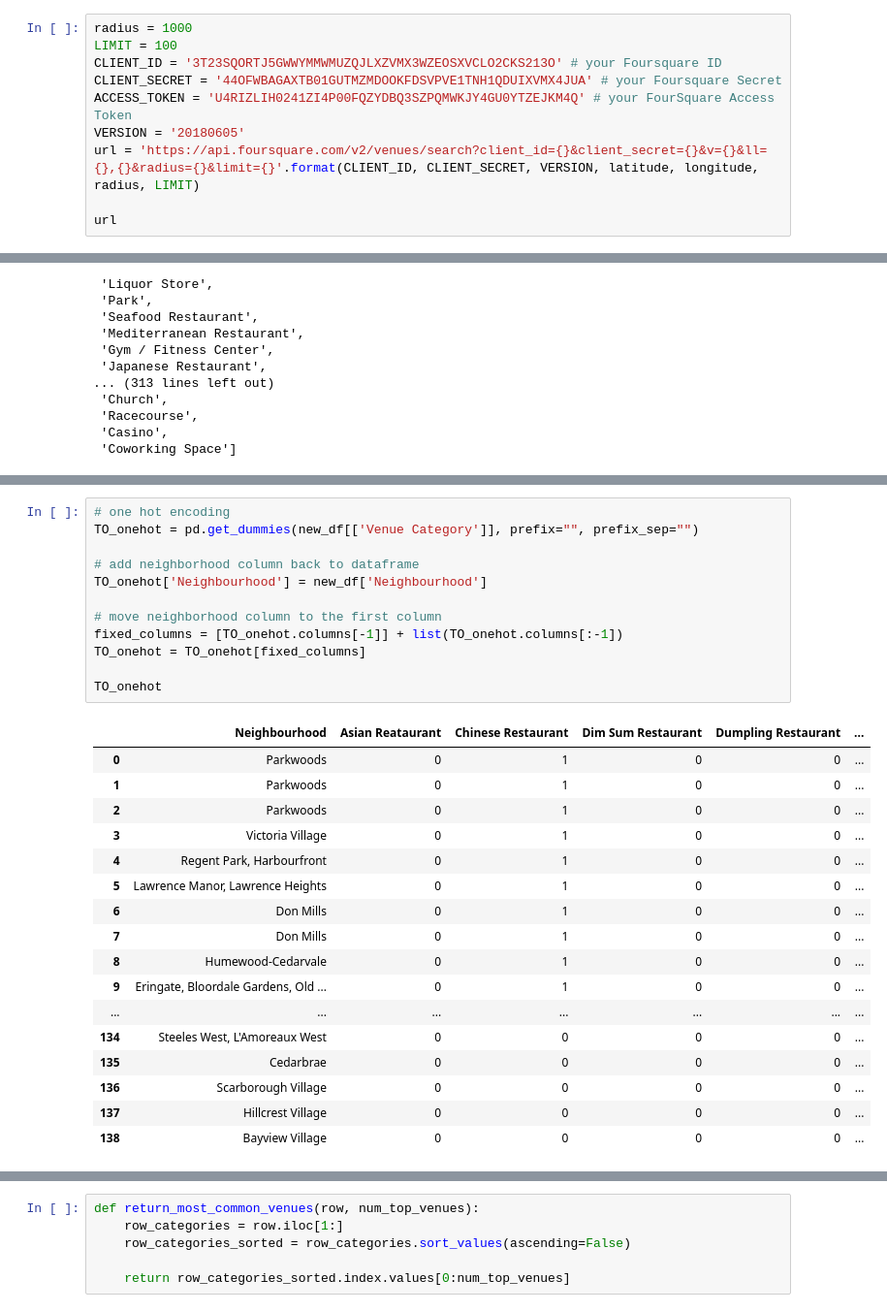
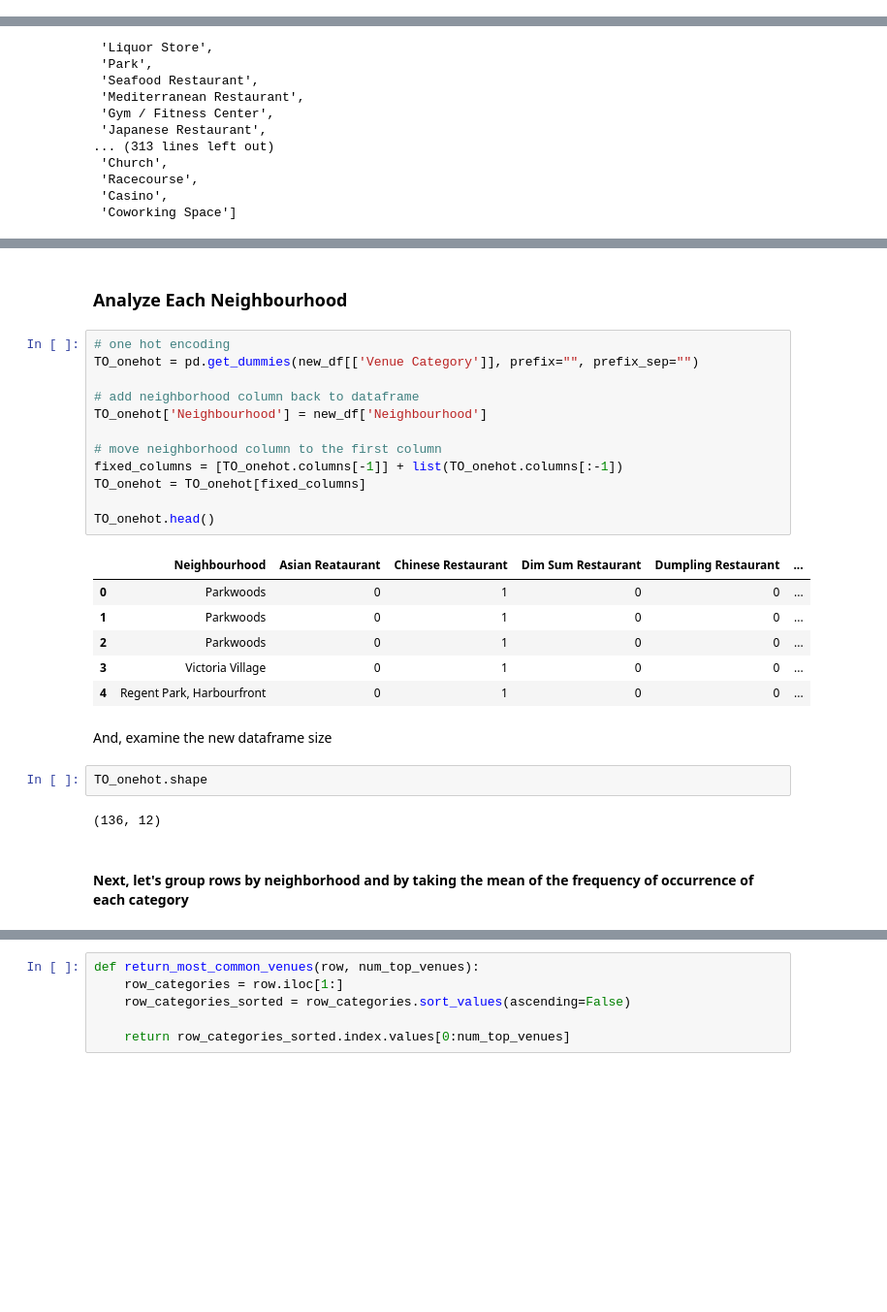
Before and after one commit to huiyi-see/Coursera_Capstone, a Jupyter notebook: Capstone_Project2.ipynb, the cells around one changed output, grey strips where cells are left out. Shown at 97% size. Cells and saved outputs as stored; diff of their text form; blank space fills up the shorter version.

```diff
--- a/Capstone_Project2.ipynb
+++ b/Capstone_Project2.ipynb
@@ -196,13 +194,3 @@ longitude = location.longitude
 print('The geograpical coordinate of Toronto are {}, {}.'.format(latitude, longitude))
 # %% [output]
 The geograpical coordinate of Toronto are 43.6534817, -79.3839347.
-# %%
-radius = 1000
-LIMIT = 100
-CLIENT_ID = '3T23SQORTJ5GWWYMMWMUZQJLXZVMX3WZEOSXVCLO2CKS213O' # your Foursquare ID
-CLIENT_SECRET = '44OFWBAGAXTB01GUTMZMDOOKFDSVPVE1TNH1QDUIXVMX4JUA' # your Foursquare Secret
-ACCESS_TOKEN = 'U4RIZLIH0241ZI4P00FQZYDBQ3SZPQMWKJY4GU0YTZEJKM4Q' # your FourSquare Access Token
-VERSION = '20180605'
-url = 'https://api.foursquare.com/v2/venues/search?client_id={}&client_secret={}&v={}&ll={},{}&radius={}&limit={}'.format(CLIENT_ID, CLIENT_SECRET, VERSION, latitude, longitude, radius, LIMIT)
-
-url
@@ -409,34 +414,33 @@ new_df.groupby('Neighbourhood').count()
 | Woburn | 3 | 3 | 3 | 3 | 3 | ... |
 | York Mills West | 1 | 1 | 1 | 1 | 1 | ... |
 | York Mills, Silver Hills | 3 | 3 | 3 | 3 | 3 | ... |
+# %% [markdown]
+### Analyze Each Neighbourhood
 # %%
 # one hot encoding
 TO_onehot = pd.get_dummies(new_df[['Venue Category']], prefix="", prefix_sep="")
 
 # add neighborhood column back to dataframe
 TO_onehot['Neighbourhood'] = new_df['Neighbourhood']
 
 # move neighborhood column to the first column
 fixed_columns = [TO_onehot.columns[-1]] + list(TO_onehot.columns[:-1])
 TO_onehot = TO_onehot[fixed_columns]
 
-TO_onehot
+TO_onehot.head()
 # %% [output]
 |  | Neighbourhood | Asian Reataurant | Chinese Restaurant | Dim Sum Restaurant | Dumpling Restaurant | ... |
 | 0 | Parkwoods | 0 | 1 | 0 | 0 | ... |
 | 1 | Parkwoods | 0 | 1 | 0 | 0 | ... |
 | 2 | Parkwoods | 0 | 1 | 0 | 0 | ... |
 | 3 | Victoria Village | 0 | 1 | 0 | 0 | ... |
 | 4 | Regent Park, Harbourfront | 0 | 1 | 0 | 0 | ... |
-| 5 | Lawrence Manor, Lawrence Heights | 0 | 1 | 0 | 0 | ... |
-| 6 | Don Mills | 0 | 1 | 0 | 0 | ... |
-| 7 | Don Mills | 0 | 1 | 0 | 0 | ... |
-| 8 | Humewood-Cedarvale | 0 | 1 | 0 | 0 | ... |
-| 9 | Eringate, Bloordale Gardens, Old ... | 0 | 1 | 0 | 0 | ... |
-| ... | ... | ... | ... | ... | ... | ... |
-| 134 | Steeles West, L'Amoreaux West | 0 | 0 | 0 | 0 | ... |
-| 135 | Cedarbrae | 0 | 0 | 0 | 0 | ... |
-| 136 | Scarborough Village | 0 | 0 | 0 | 0 | ... |
-| 137 | Hillcrest Village | 0 | 0 | 0 | 0 | ... |
-| 138 | Bayview Village | 0 | 0 | 0 | 0 | ... |
+# %% [markdown]
+And, examine the new dataframe size
+# %%
+TO_onehot.shape
+# %% [output]
+(136, 12)
+# %% [markdown]
+#### Next, let's group rows by neighborhood and by taking the mean of the frequency of occurrence of each category
 # %%
```
Also changed, not shown: parts of 38 cells of this notebook, 1 other file.
